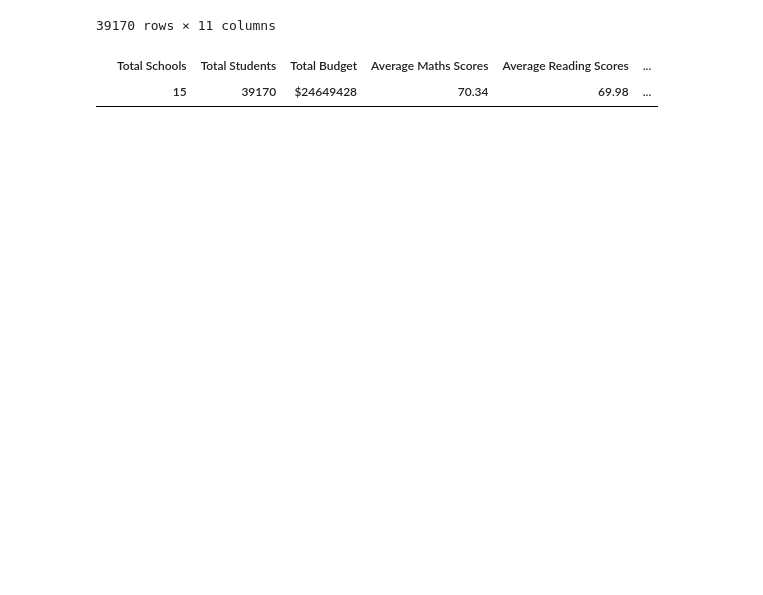
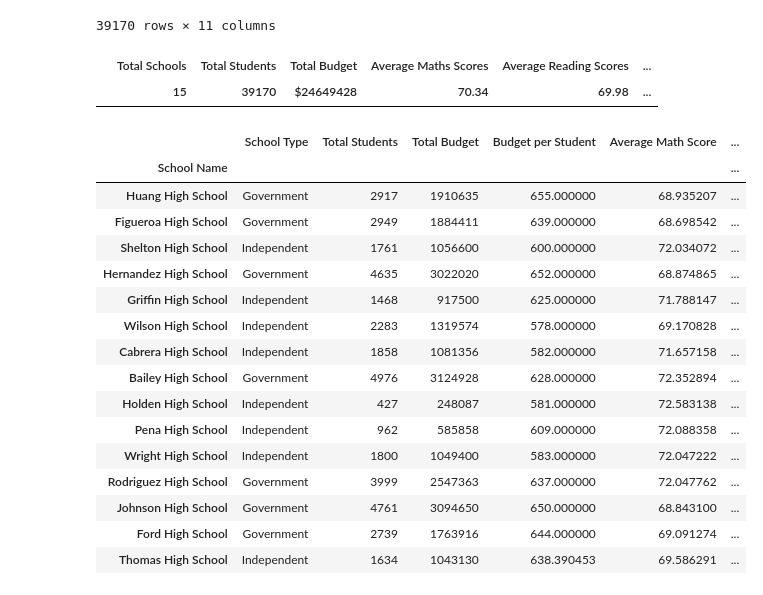
Before and after one commit to braydonnugent/pandas_challenge, a Jupyter notebook: PyCitySchools/pandas_challenge.ipynb, the cells around one changed output. Drawn from its saved outputs; the diff is of its cells as text; code cells hidden in the pictures; blank space fills up the shorter version.

```diff
--- a/PyCitySchools/pandas_challenge.ipynb
+++ b/PyCitySchools/pandas_challenge.ipynb
@@ -4,10 +4,8 @@ import pandas as pd
 from pathlib import Path
 
 # File to Load (Remember to Change These)
-school_data_to_load = Path(
-    "../Starter_Code/PyCitySchools/Resources/schools_complete.csv")
-student_data_to_load = Path(
-    "../Starter_Code/PyCitySchools/Resources/students_complete.csv")
+school_data_to_load = Path("../Starter_Code/PyCitySchools/Resources/schools_complete.csv")
+student_data_to_load = Path("../Starter_Code/PyCitySchools/Resources/students_complete.csv")
 
 # Read School and Student Data File and store into Pandas DataFrames
 school_data = pd.read_csv(school_data_to_load)
@@ -35,9 +33,12 @@ school_data_complete
 
 students = school_data_complete['student_name']
 schools = school_data_complete['school_name']
+school_types = school_data_complete['type']
 budget = school_data_complete['budget']
 maths_score = school_data_complete['maths_score']
 reading_score = school_data_complete['reading_score']
+student_id = school_data_complete['Student ID']
+year = school_data_complete['year']
 # %%
 last_row_complete = school_data_complete.iloc[-1, 0]
 last_row_schools = school_data.iloc[-1, 0]
@@ -89,17 +89,15 @@ lga_df
 |  | 15 | 39170 | $24649428 | 70.34 | 69.98 | ... |
 # %%
 # Define School Summary Variables
-school_name = None
-school_type = None
-students_per_school = 0
-total_school_budget = 0
-budget_per_student = 0
-average_maths_score = 0
-average_reading_score = 0
-percent_passing_maths = 0
-percent_passing_reading = 0
-percent_overall_passing = 0
+school_list = []
+prev_school = None
 
-school_dict = {schools for schools in set(schools)}
-school_list = sorted(school_dict)
+for index, row in school_data_complete.iterrows():
+    if row['school_name'] != prev_school:
+        school_list.append([row['school_name']])
+        prev_school = row['school_name']
+
+
+school_list = list(school_list)
+school_list = [item[0] for item in school_list]
 # %%
@@ -108,0 +163,23 @@ z = 0
+# %%
+school_summary_df = pd.DataFrame(summary_dict, columns=["School Name", "School Type", "Total Students", "Total Budget", "Budget per Student","Average Math Score", "Average Reading Score", "Percentage Passing Math","Percentage Passing Reading", "Percentage Overall Passing"])
+per_school_summary = school_summary_df.set_index('School Name')
+
+per_school_summary
+# %% [output]
+|  | School Type | Total Students | Total Budget | Budget per Student | Average Math Score | ... |
+| School Name |  |  |  |  |  | ... |
+| Huang High School | Government | 2917 | 1910635 | 655.000000 | 68.935207 | ... |
+| Figueroa High School | Government | 2949 | 1884411 | 639.000000 | 68.698542 | ... |
+| Shelton High School | Independent | 1761 | 1056600 | 600.000000 | 72.034072 | ... |
+| Hernandez High School | Government | 4635 | 3022020 | 652.000000 | 68.874865 | ... |
+| Griffin High School | Independent | 1468 | 917500 | 625.000000 | 71.788147 | ... |
+| Wilson High School | Independent | 2283 | 1319574 | 578.000000 | 69.170828 | ... |
+| Cabrera High School | Independent | 1858 | 1081356 | 582.000000 | 71.657158 | ... |
+| Bailey High School | Government | 4976 | 3124928 | 628.000000 | 72.352894 | ... |
+| Holden High School | Independent | 427 | 248087 | 581.000000 | 72.583138 | ... |
+| Pena High School | Independent | 962 | 585858 | 609.000000 | 72.088358 | ... |
+| Wright High School | Independent | 1800 | 1049400 | 583.000000 | 72.047222 | ... |
+| Rodriguez High School | Government | 3999 | 2547363 | 637.000000 | 72.047762 | ... |
+| Johnson High School | Government | 4761 | 3094650 | 650.000000 | 68.843100 | ... |
+| Ford High School | Government | 2739 | 1763916 | 644.000000 | 69.091274 | ... |
+| Thomas High School | Independent | 1634 | 1043130 | 638.390453 | 69.586291 | ... |
```
Also changed, not shown: parts of 9 cells of this notebook, 1 other file.
